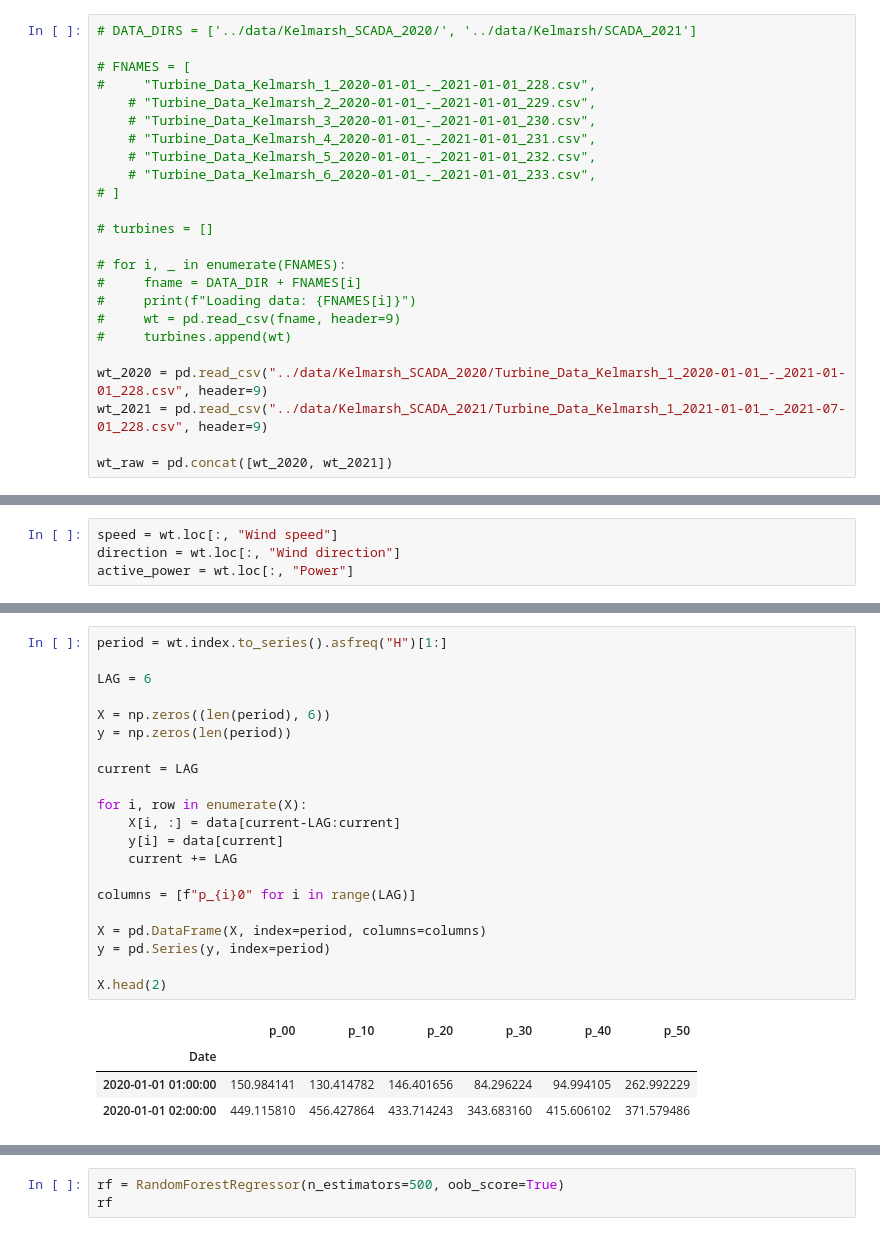
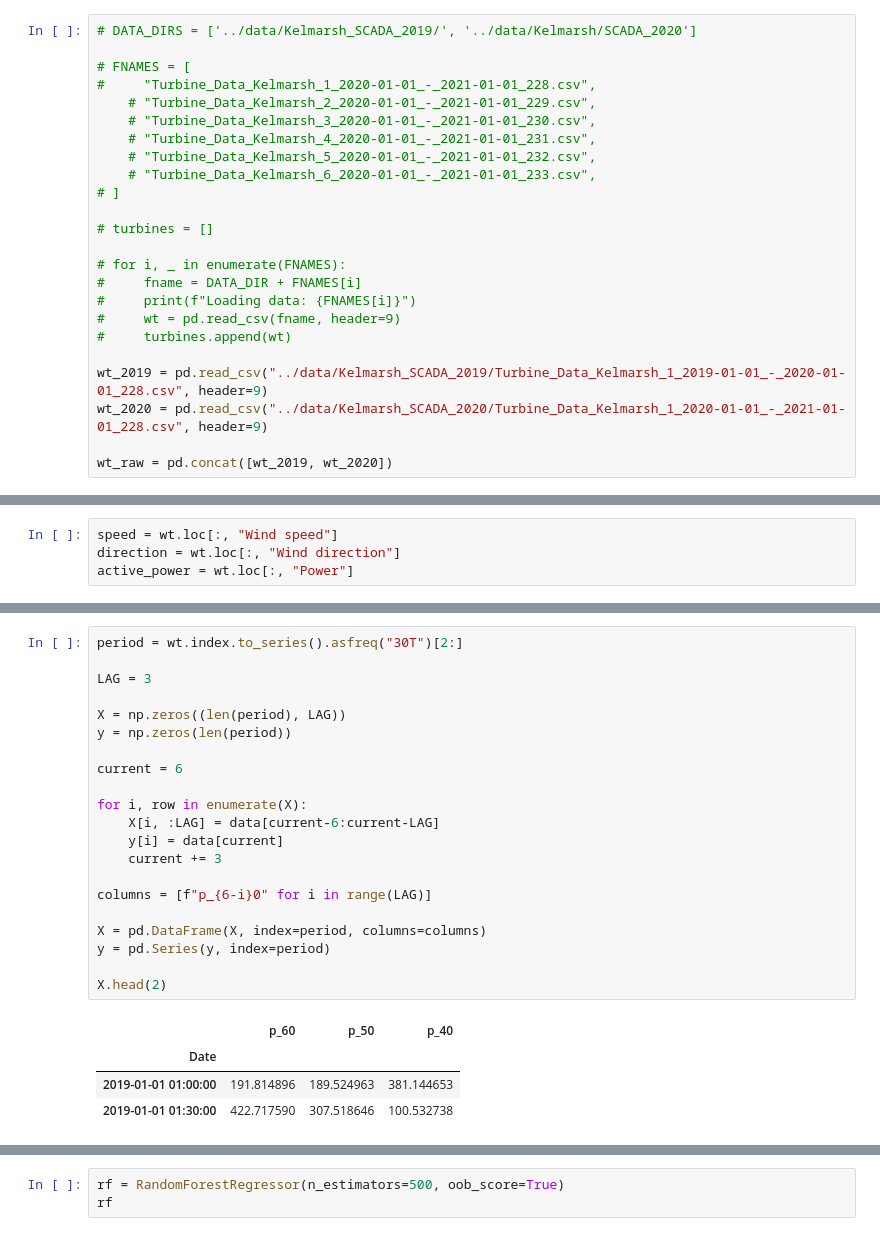
Before and after one commit to camirmas/REStats, a Jupyter notebook: REStats/REStats.ipynb, the cells around one changed output, grey strips where cells are left out. Drawn from its saved outputs; the diff is of its cells as text.

```diff
--- a/REStats/REStats.ipynb
+++ b/REStats/REStats.ipynb
@@ -13,5 +28,5 @@ cmap = mpl.colormaps['tab10']
 # %%
-# DATA_DIRS = ['../data/Kelmarsh_SCADA_2020/', '../data/Kelmarsh/SCADA_2021']
+# DATA_DIRS = ['../data/Kelmarsh_SCADA_2019/', '../data/Kelmarsh/SCADA_2020']
 
 # FNAMES = [
 #     "Turbine_Data_Kelmarsh_1_2020-01-01_-_2021-01-01_228.csv",
@@ -30,10 +45,10 @@ cmap = mpl.colormaps['tab10']
 #     wt = pd.read_csv(fname, header=9)
 #     turbines.append(wt)
 
+wt_2019 = pd.read_csv("../data/Kelmarsh_SCADA_2019/Turbine_Data_Kelmarsh_1_2019-01-01_-_2020-01-01_228.csv", header=9)
 wt_2020 = pd.read_csv("../data/Kelmarsh_SCADA_2020/Turbine_Data_Kelmarsh_1_2020-01-01_-_2021-01-01_228.csv", header=9)
-wt_2021 = pd.read_csv("../data/Kelmarsh_SCADA_2021/Turbine_Data_Kelmarsh_1_2021-01-01_-_2021-07-01_228.csv", header=9)
 
-wt_raw = pd.concat([wt_2020, wt_2021])
+wt_raw = pd.concat([wt_2019, wt_2020])
 # %%
 wt_raw.columns[wt_raw.columns.str.contains("power")]
 # %% [output]
@@ -173,27 +245,27 @@ Date
 Freq: 10T, Name: Power, dtype: float64
 # %%
-period = wt.index.to_series().asfreq("H")[1:]
+period = wt.index.to_series().asfreq("30T")[2:]
 
-LAG = 6
+LAG = 3
 
-X = np.zeros((len(period), 6))
+X = np.zeros((len(period), LAG))
 y = np.zeros(len(period))
 
-current = LAG
+current = 6
 
 for i, row in enumerate(X):
-    X[i, :] = data[current-LAG:current]
+    X[i, :LAG] = data[current-6:current-LAG]
     y[i] = data[current]
-    current += LAG
+    current += 3
 
-columns = [f"p_{i}0" for i in range(LAG)]
+columns = [f"p_{6-i}0" for i in range(LAG)]
 
 X = pd.DataFrame(X, index=period, columns=columns)
 y = pd.Series(y, index=period)
 
 X.head(2)
 # %% [output]
-|  | p_00 | p_10 | p_20 | p_30 | p_40 | p_50 |
-| Date |  |  |  |  |  |  |
-| 2020-01-01 01:00:00 | 150.984141 | 130.414782 | 146.401656 | 84.296224 | 94.994105 | 262.992229 |
-| 2020-01-01 02:00:00 | 449.115810 | 456.427864 | 433.714243 | 343.683160 | 415.606102 | 371.579486 |
+|  | p_60 | p_50 | p_40 |
+| Date |  |  |  |
+| 2019-01-01 01:00:00 | 191.814896 | 189.524963 | 381.144653 |
+| 2019-01-01 01:30:00 | 422.717590 | 307.518646 | 100.532738 |
```
Also changed, not shown: parts of 51 cells of this notebook, 1 other file.
